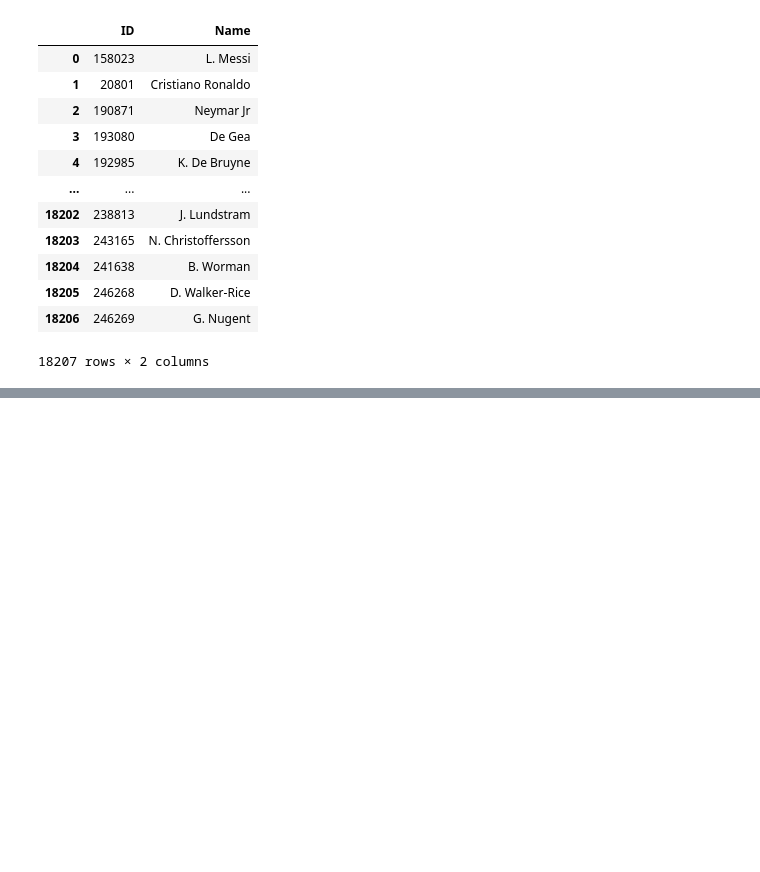
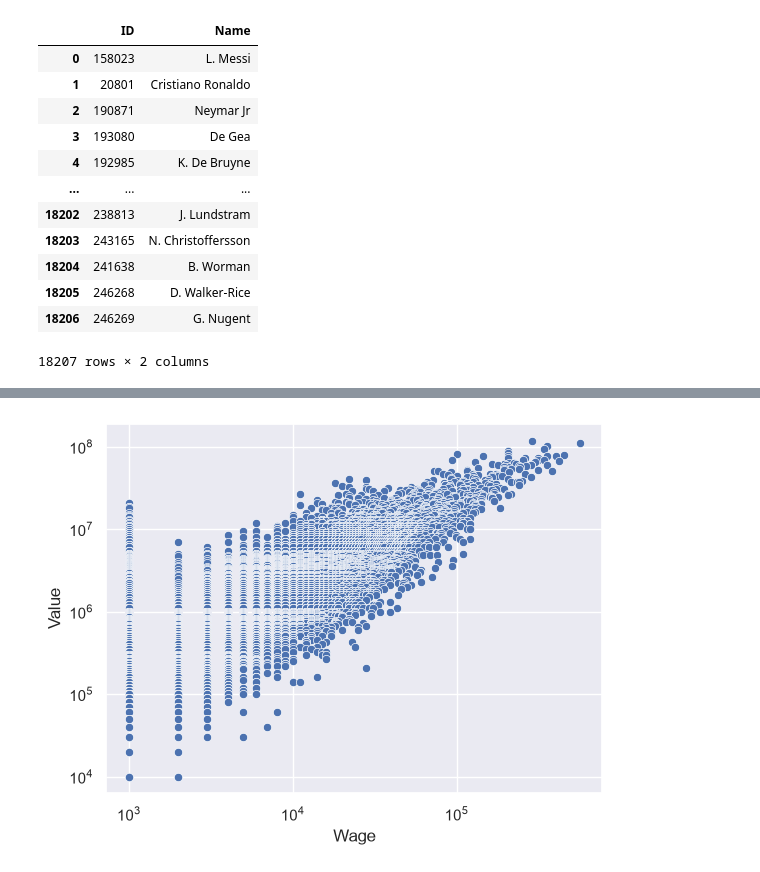
Before and after one commit to iamchinchan/andrei_course_py_developer, a Jupyter notebook: ML_basics/soccer.ipynb, the cells around one changed output, grey strips where cells are left out. Drawn from its saved outputs; the diff is of its cells as text; code cells hidden in the pictures; blank space fills up the shorter version.

```diff
--- a/ML_basics/soccer.ipynb
+++ b/ML_basics/soccer.ipynb
@@ -203,0 +208,16 @@ ModuleNotFoundError: No module named 'seaborn'
+# %%
+import seaborn as sns
+import matplotlib.pyplot as plt
+
+sns.set()
+# Create the plot
+graph = sns.scatterplot(x="Wage", y="Value", data=good_players_df)
+
+# Adjust axes to log scale
+graph.set(xscale="log", yscale="log")
+
+#
+# Show the plot
+plt.show()
+# %% [output]
+[figure, added]
```
Also changed, not shown: parts of 4 cells of this notebook.
